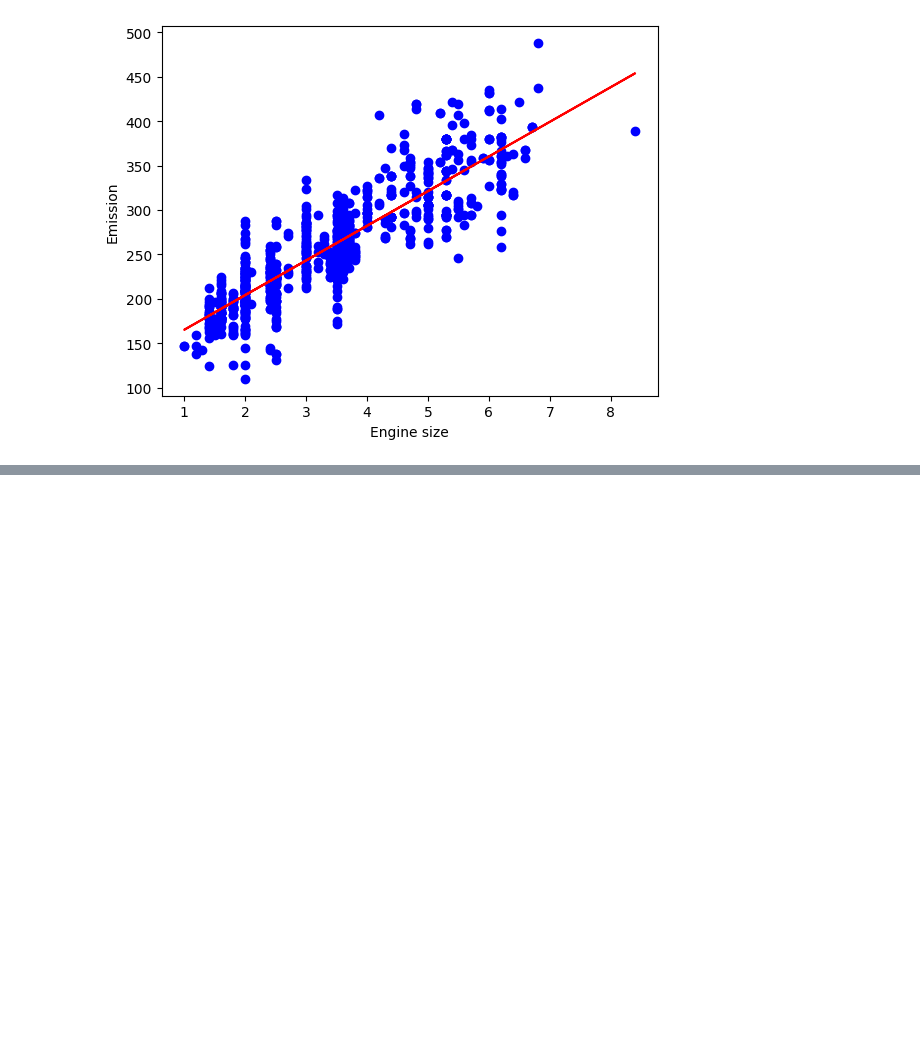
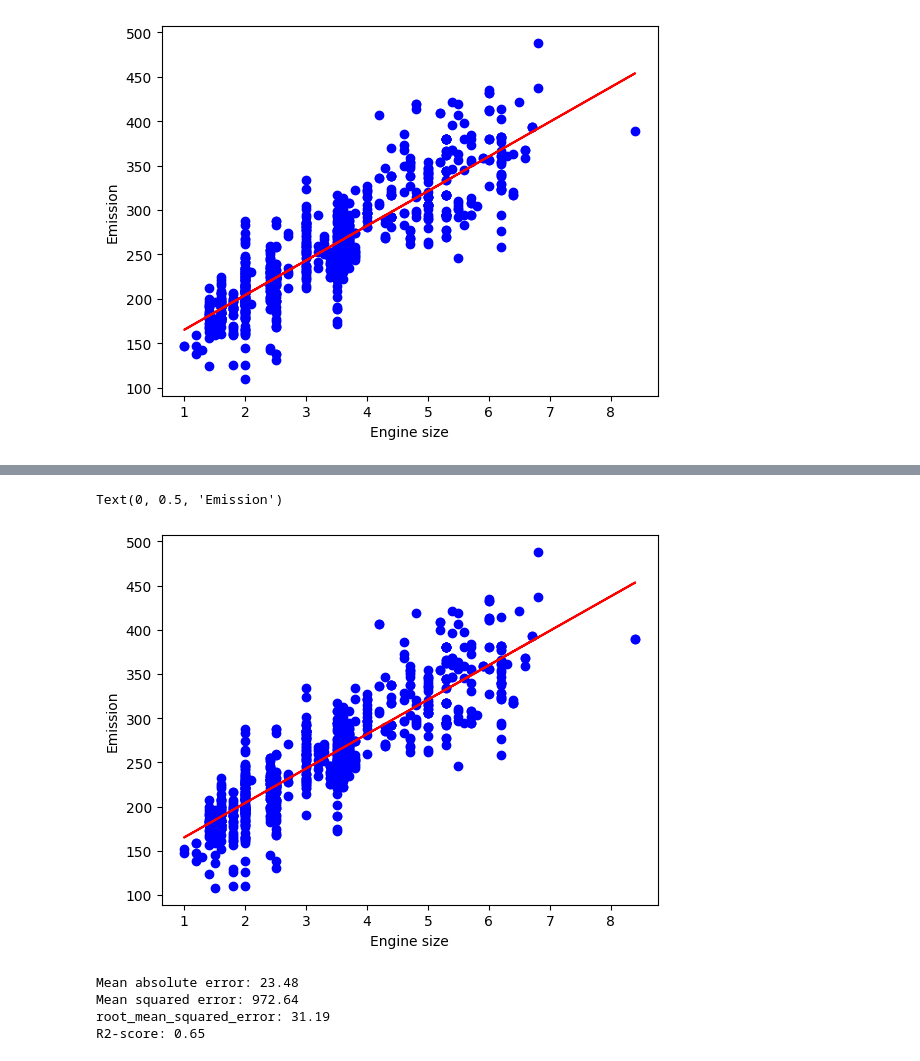
Before and after one commit to ruvxn/FuelConsumption, a Jupyter notebook: LinearRegression_CO2.ipynb, the cells around one changed output, grey strips where cells are left out. Saved outputs shown, nothing was run; the diff lists cells and outputs as text; code cells hidden in the pictures; blank space fills up the shorter version.

```diff
--- a/LinearRegression_CO2.ipynb
+++ b/LinearRegression_CO2.ipynb
@@ -164,0 +178,7 @@ Text(0, 0.5, 'Emission')
+# %%
+X = cdf.ENGINESIZE.to_numpy()
+y = cdf.CO2EMISSIONS.to_numpy()
+# %%
+from sklearn.model_selection import train_test_split
+
+X_train, X_test, y_train, y_test = train_test_split(X,y,test_size=0.2,random_state=24)
@@ -164,0 +203,22 @@ Text(0, 0.5, 'Emission')
+# %%
+plt.scatter(X_train, y_train, color='blue')
+plt.plot(X_train, Coefficients*X_train + Intercept, '-r')
+plt.xlabel("Engine size")
+plt.ylabel("Emission")
+# %% [output]
+Text(0, 0.5, 'Emission')
+[figure, added]
+# %%
+from sklearn.metrics import mean_absolute_error, mean_squared_error, r2_score, root_mean_squared_error
+
+y_test_ = regressor.predict(X_test.reshape(-1,1))
+
+print("Mean absolute error: %.2f" % mean_absolute_error(y_test_,y_test))
+print("Mean squared error: %.2f" % mean_squared_error(y_test_, y_test))
+print("root_mean_squared_error: %.2f" % root_mean_squared_error(y_test_,y_test))
+print("R2-score: %.2f" % r2_score(y_test_, y_test))
+# %% [output]
+Mean absolute error: 23.48
+Mean squared error: 972.64
+root_mean_squared_error: 31.19
+R2-score: 0.65
```
Also changed, not shown: parts of 9 cells of this notebook.
